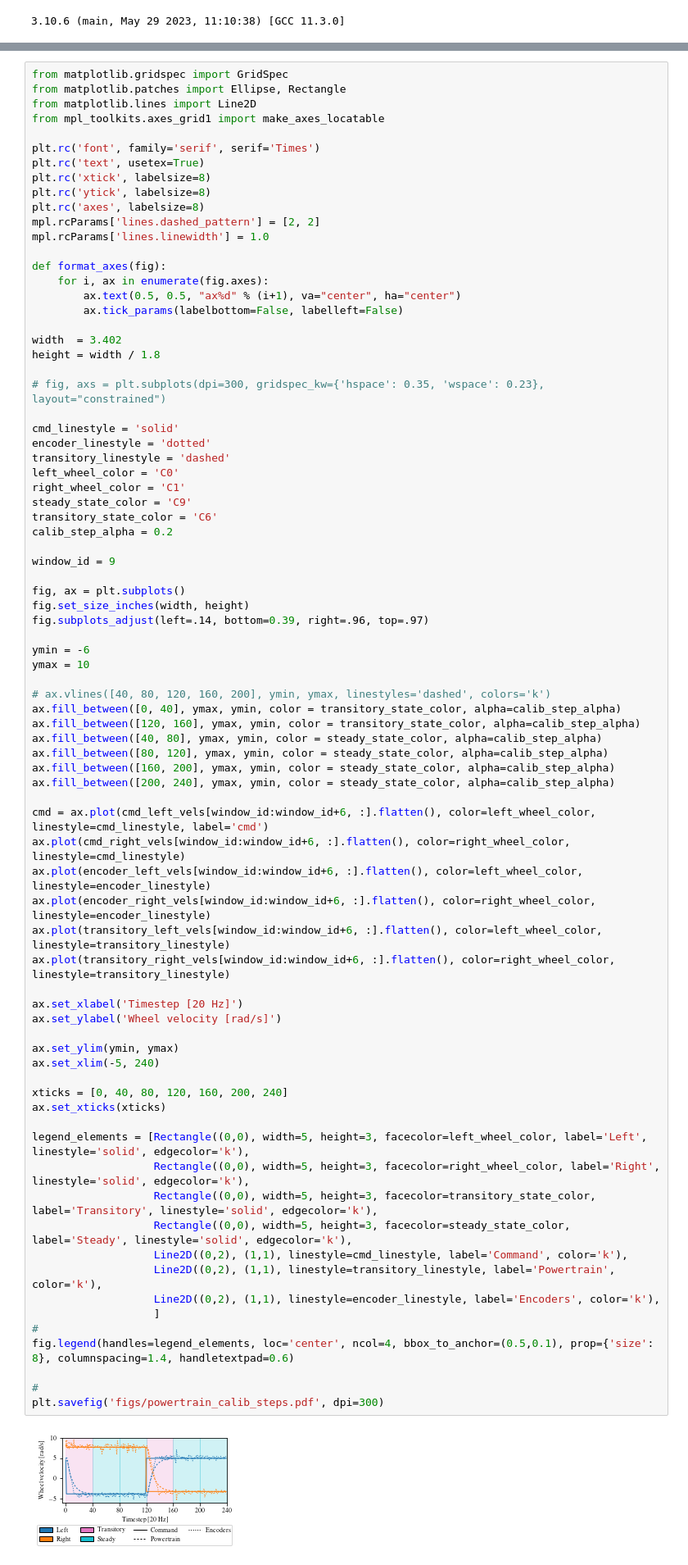
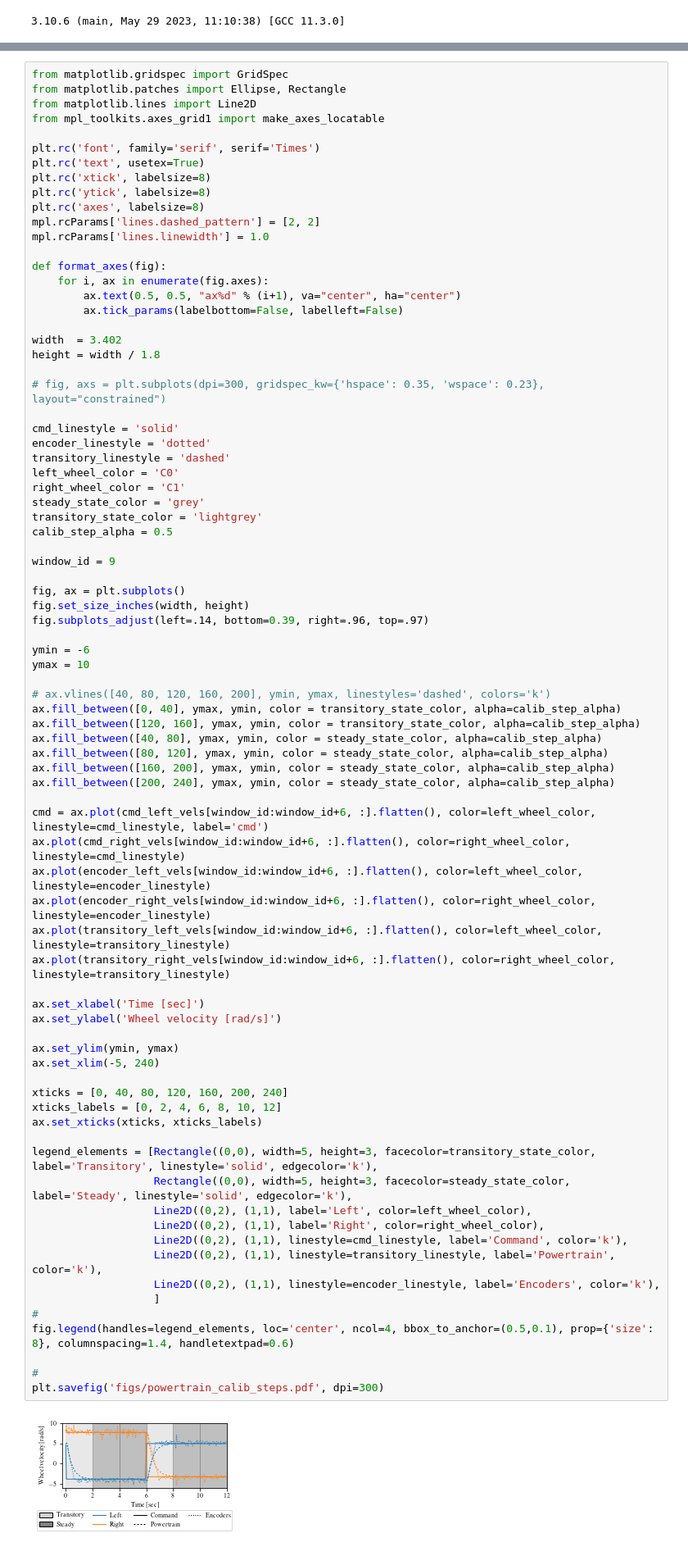
Before and after one commit to norlab-ulaval/norlab_WMRD, a Jupyter notebook: RAL2023/powertrain_calib_steps.ipynb, the cells around one changed output, grey strips where cells are left out. Shown at 82% size. Saved outputs shown, nothing was run; the diff lists cells and outputs as text.

```diff
--- a/RAL2023/powertrain_calib_steps.ipynb
+++ b/RAL2023/powertrain_calib_steps.ipynb
@@ -151,9 +151,9 @@ encoder_linestyle = 'dotted'
 transitory_linestyle = 'dashed'
 left_wheel_color = 'C0'
 right_wheel_color = 'C1'
-steady_state_color = 'C9'
-transitory_state_color = 'C6'
-calib_step_alpha = 0.2
+steady_state_color = 'grey'
+transitory_state_color = 'lightgrey'
+calib_step_alpha = 0.5
 
 window_id = 9
 
@@ -170,36 +170,37 @@ ax.fill_between([120, 160], ymax, ymin, color = transitory_state_color, alpha=ca
 ax.fill_between([40, 80], ymax, ymin, color = steady_state_color, alpha=calib_step_alpha)
 ax.fill_between([80, 120], ymax, ymin, color = steady_state_color, alpha=calib_step_alpha)
 ax.fill_between([160, 200], ymax, ymin, color = steady_state_color, alpha=calib_step_alpha)
 ax.fill_between([200, 240], ymax, ymin, color = steady_state_color, alpha=calib_step_alpha)
 
 cmd = ax.plot(cmd_left_vels[window_id:window_id+6, :].flatten(), color=left_wheel_color, linestyle=cmd_linestyle, label='cmd')
 ax.plot(cmd_right_vels[window_id:window_id+6, :].flatten(), color=right_wheel_color, linestyle=cmd_linestyle)
 ax.plot(encoder_left_vels[window_id:window_id+6, :].flatten(), color=left_wheel_color, linestyle=encoder_linestyle)
 ax.plot(encoder_right_vels[window_id:window_id+6, :].flatten(), color=right_wheel_color, linestyle=encoder_linestyle)
 ax.plot(transitory_left_vels[window_id:window_id+6, :].flatten(), color=left_wheel_color, linestyle=transitory_linestyle)
 ax.plot(transitory_right_vels[window_id:window_id+6, :].flatten(), color=right_wheel_color, linestyle=transitory_linestyle)
 
-ax.set_xlabel('Timestep [20 Hz]')
+ax.set_xlabel('Time [sec]')
 ax.set_ylabel('Wheel velocity [rad/s]')
 
 ax.set_ylim(ymin, ymax)
 ax.set_xlim(-5, 240)
 
 xticks = [0, 40, 80, 120, 160, 200, 240]
-ax.set_xticks(xticks)
+xticks_labels = [0, 2, 4, 6, 8, 10, 12]
+ax.set_xticks(xticks, xticks_labels)
 
-legend_elements = [Rectangle((0,0), width=5, height=3, facecolor=left_wheel_color, label='Left', linestyle='solid', edgecolor='k'),
-                   Rectangle((0,0), width=5, height=3, facecolor=right_wheel_color, label='Right', linestyle='solid', edgecolor='k'),
-                   Rectangle((0,0), width=5, height=3, facecolor=transitory_state_color, label='Transitory', linestyle='solid', edgecolor='k'),
+legend_elements = [Rectangle((0,0), width=5, height=3, facecolor=transitory_state_color, label='Transitory', linestyle='solid', edgecolor='k'),
                    Rectangle((0,0), width=5, height=3, facecolor=steady_state_color, label='Steady', linestyle='solid', edgecolor='k'),
+                   Line2D((0,2), (1,1), label='Left', color=left_wheel_color),
+                   Line2D((0,2), (1,1), label='Right', color=right_wheel_color),
                    Line2D((0,2), (1,1), linestyle=cmd_linestyle, label='Command', color='k'),
                    Line2D((0,2), (1,1), linestyle=transitory_linestyle, label='Powertrain', color='k'),
                    Line2D((0,2), (1,1), linestyle=encoder_linestyle, label='Encoders', color='k'),
                    ]
 #
 fig.legend(handles=legend_elements, loc='center', ncol=4, bbox_to_anchor=(0.5,0.1), prop={'size': 8}, columnspacing=1.4, handletextpad=0.6)
 
 #
 plt.savefig('figs/powertrain_calib_steps.pdf', dpi=300)
 # %% [output]
-[figure, old version]
+[figure, new version]
```
Also changed, not shown: 9 other files.
